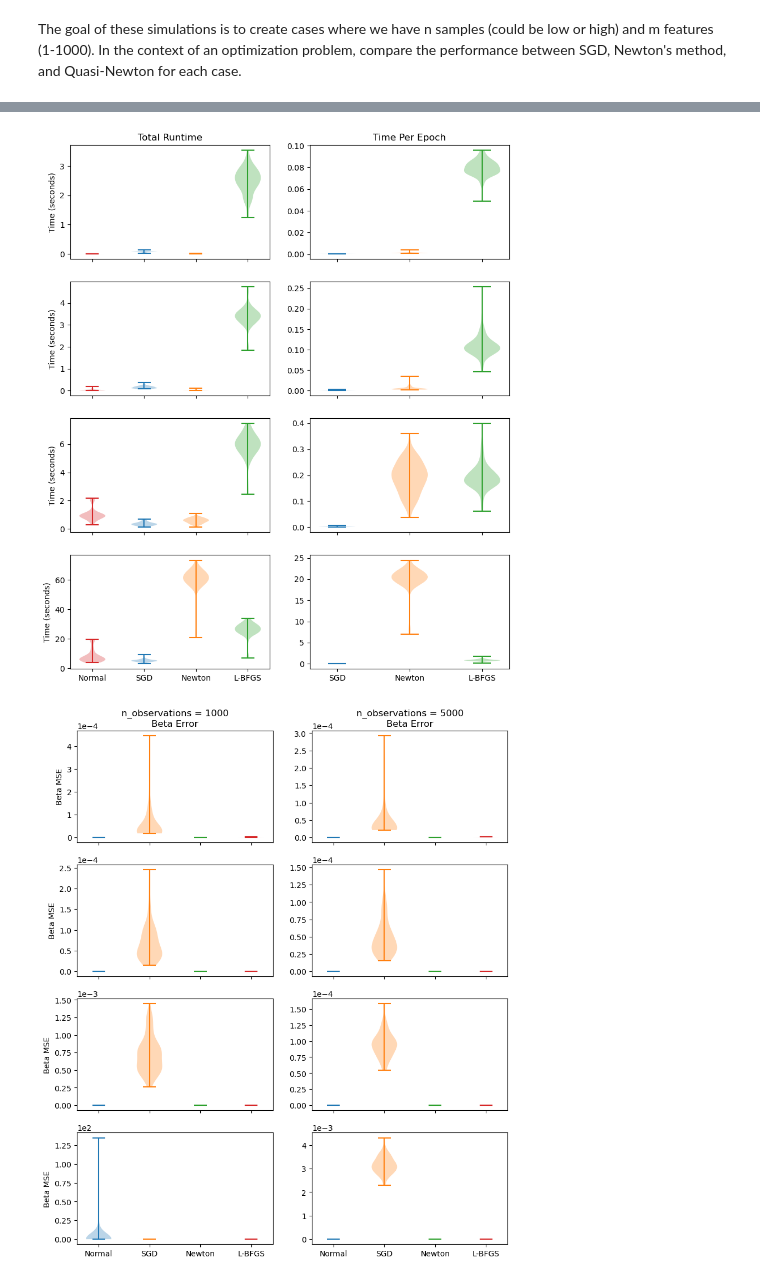
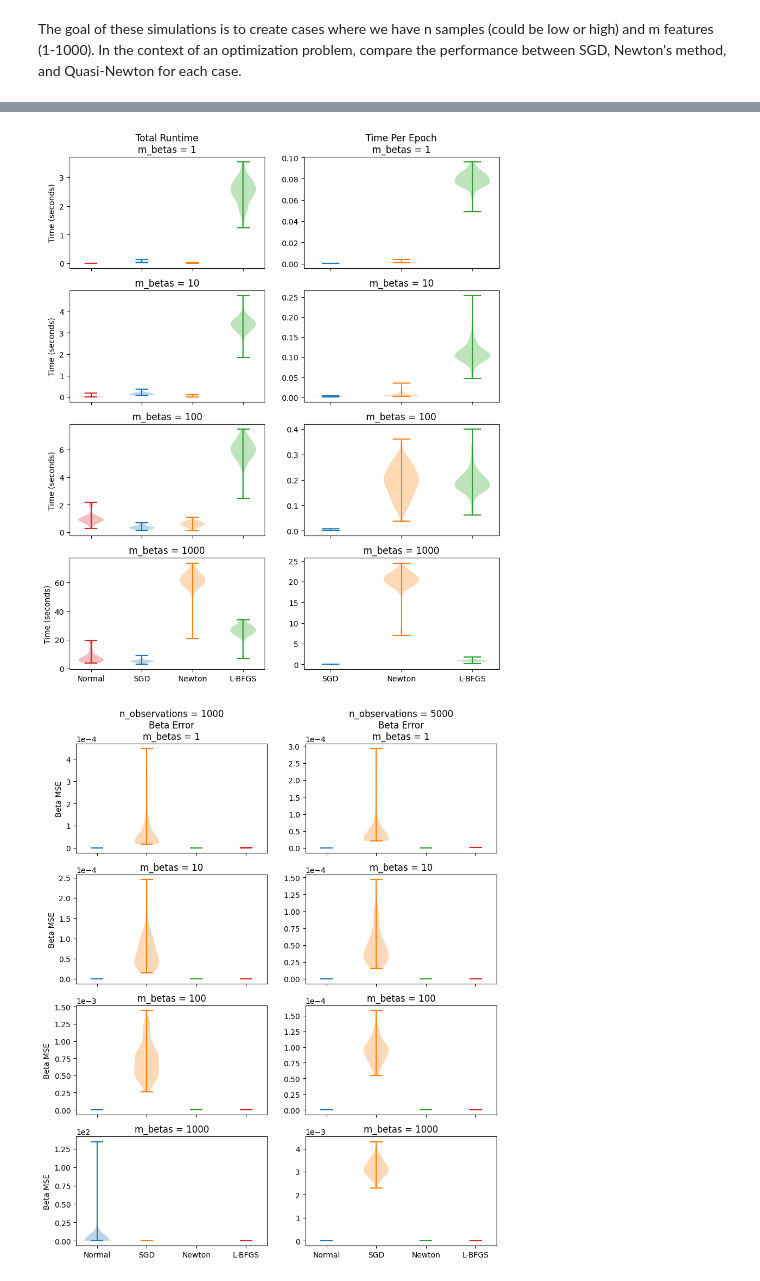
Before and after one commit to ryanhammonds/dsc210, a Jupyter notebook: notebooks/02_Simulations.ipynb, the cells around one changed output, grey strips where cells are left out. Drawn from its saved outputs; the diff is of its cells as text; code cells hidden in the pictures.

Commit message:
add m_betas to titles to sim plots

```diff
--- a/notebooks/02_Simulations.ipynb
+++ b/notebooks/02_Simulations.ipynb
@@ -214,8 +212,12 @@ for i_m, m in enumerate(ms):
     axes[i_m][0].violinplot(elapsed_time_5000['normal'][i_m], positions=[1])
 
 
-axes[0][0].set_title('Total Runtime')
-axes[0][1].set_title('Time Per Epoch')
+axes[0][0].set_title('Total Runtime\nm_betas = 1')
+axes[0][1].set_title('Time Per Epoch\nm_betas = 1')
+
+for ax, m in zip(axes[1:], ms[1:]):
+    ax[0].set_title(f'm_betas = {m}')
+    ax[1].set_title(f'm_betas = {m}')
 
 axes[3][0].set_xticks([1, 2, 3, 4])
 axes[3][0].set_xticklabels(labels=['Normal', 'SGD', 'Newton', 'L-BFGS'])
@@ -228,7 +230,7 @@ for ax in axes:
 
 plt.savefig('../results/time.png')
 # %% [output]
-[figure, old version]
+[figure, new version]
 # %%
 methods = ['normal', 'sgd', 'newton', 'lbfgs']
 
@@ -236,33 +238,38 @@ fig, axes = plt.subplots(nrows=4, ncols=2, figsize=(10, 12), sharex=True)
 
 for i, bh in enumerate([beta_mse_1000, beta_mse_5000]):
 
 
     for j, m in enumerate(ms):
 
 
         for k, method in enumerate(methods):
 
             if method == 'newton'and i == 1:
                 # remove nans
                 betas = bh['newton'][j][np.isfinite(bh['newton'][k])]
             else:
                 betas = bh[method][j]
 
             axes[j][i].violinplot(betas, positions=[k])
 
 for ax in axes:
     for _ax in ax:
         _ax.ticklabel_format(axis='y', style='sci', scilimits=(-2, 1))
 
 axes[3][0].set_xticks([0, 1, 2, 3])
 axes[3][0].set_xticklabels(labels=['Normal', 'SGD', 'Newton', 'L-BFGS'])
 
-axes[0][0].set_title(f'n_observations = 1000\nBeta Error')
-axes[0][1].set_title(f'n_observations = 5000\nBeta Error')
+axes[0][0].set_title(f'n_observations = 1000\nBeta Error\nm_betas = 1')
+axes[0][1].set_title(f'n_observations = 5000\nBeta Error\nm_betas = 1')
+
+for ax, m in zip(axes[1:], ms[1:]):
+    ax[0].set_title(f'm_betas = {m}')
+    ax[1].set_title(f'm_betas = {m}')
+
 
 for i in range(4):
     axes[i][0].set_ylabel('Beta MSE')
 
 plt.savefig('../results/beta_error.png')
 # %% [output]
-[figure, old version]
+[figure, new version]
```
Also changed, not shown: parts of 2 cells of this notebook.
